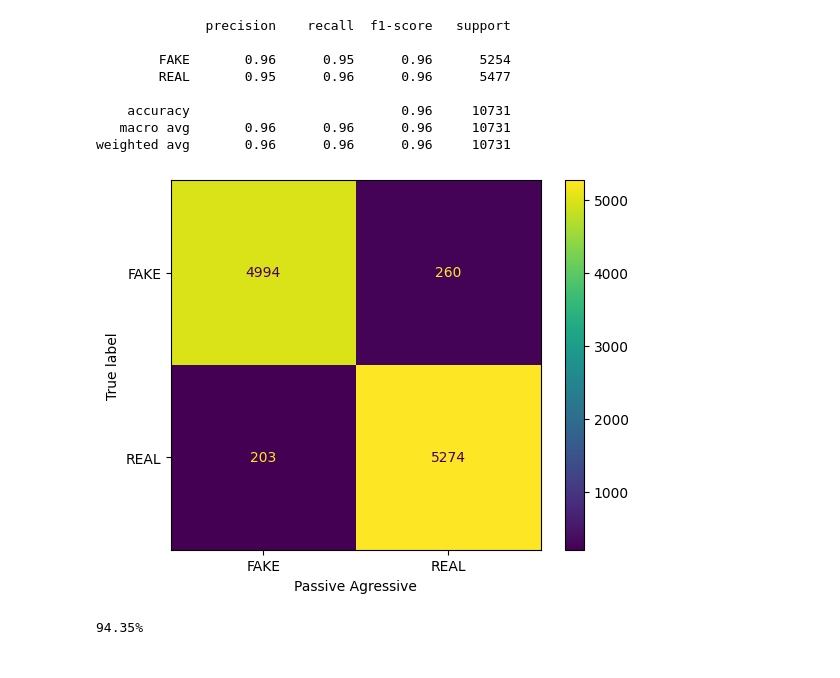
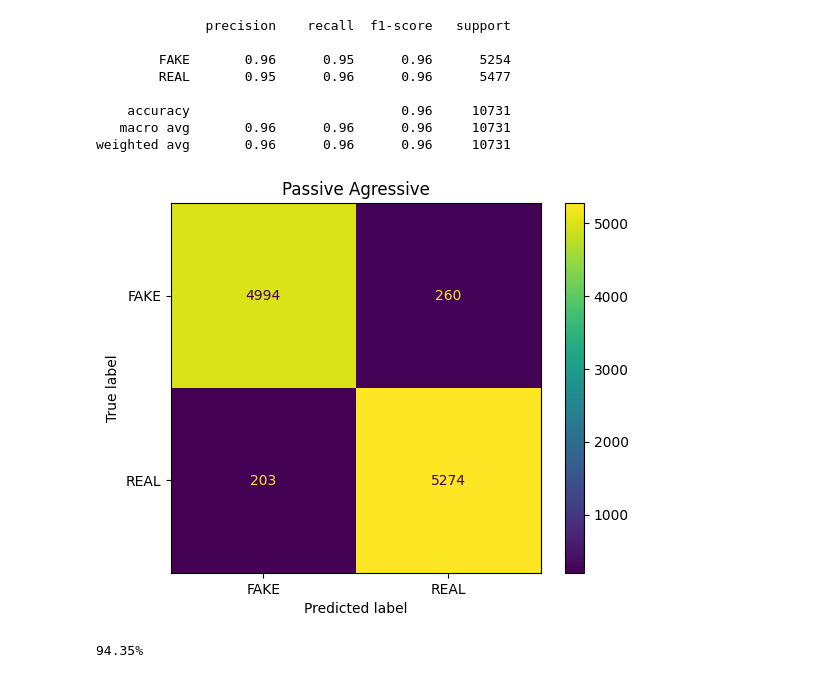
Before and after one commit to sanketraikar97/FakeNewsDetector, a Jupyter notebook: FakeNewsAll.ipynb, the cells around one changed output. Saved outputs shown, nothing was run; the diff lists cells and outputs as text; code cells hidden in the pictures.

```diff
--- a/FakeNewsAll.ipynb
+++ b/FakeNewsAll.ipynb
@@ -139,11 +139,11 @@ weighted avg       0.96      0.96      0.96     10731
 # %%
 # matrix = confusion_matrix(y_true=y_test,y_pred=predict_pac,labels=labels)
 
 display = ConfusionMatrixDisplay.from_predictions(y_test,predict_pac)
-plt.xlabel('Passive Agressive')
+plt.title('Passive Agressive')
 plt.show()
 # %% [output]
-[figure, old version]
+[figure, new version]
 # %%
 logistic = LogisticRegression(max_iter=200)
 logistic.fit(tfidf_train,y_train)
```
Also changed, not shown: parts of 26 cells of this notebook.
